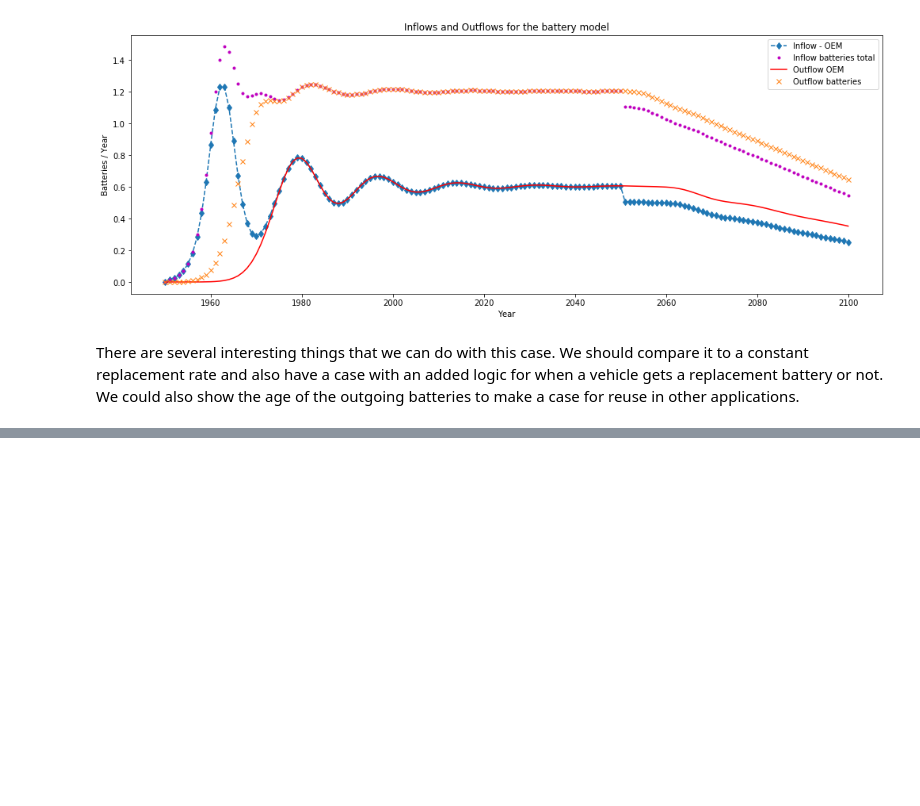
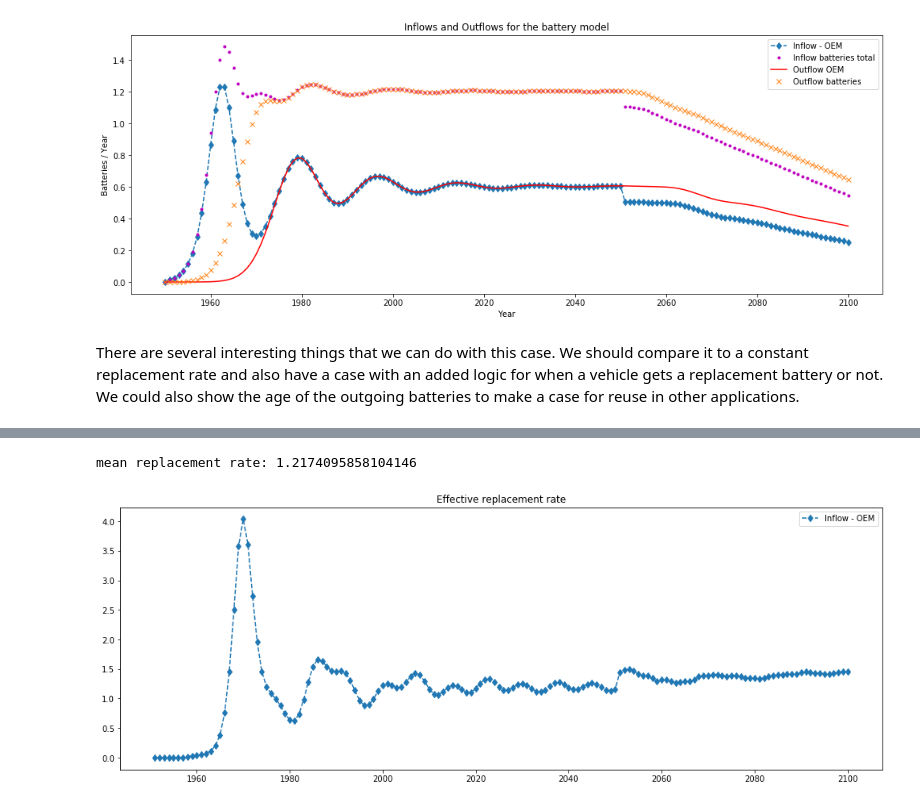
Before and after one commit to fernaag/product_component_model, a Jupyter notebook: generic_model.ipynb, the cells around one changed output, grey strips where cells are left out. Cells and saved outputs as stored; diff of their text form; code cells hidden in the pictures; blank space fills up the shorter version.

```diff
--- a/generic_model.ipynb
+++ b/generic_model.ipynb
@@ -388,0 +462,10 @@ There are several interesting things that we can do with this case. We should co
+# %%
+# Plot the effective replacement rate
+plt.figure(figsize=(17, 6))
+plt.plot(time[1:], real_replacement_rate, 'd--', label='Inflow - OEM')
+plt.title('Effective replacement rate')
+plt.legend(loc='best')
+print("mean replacement rate:", np.mean(real_replacement_rate))
+# %% [output]
+mean replacement rate: 1.2174095858104146
+[figure, added]
```
Also changed, not shown: parts of 3 cells of this notebook.
